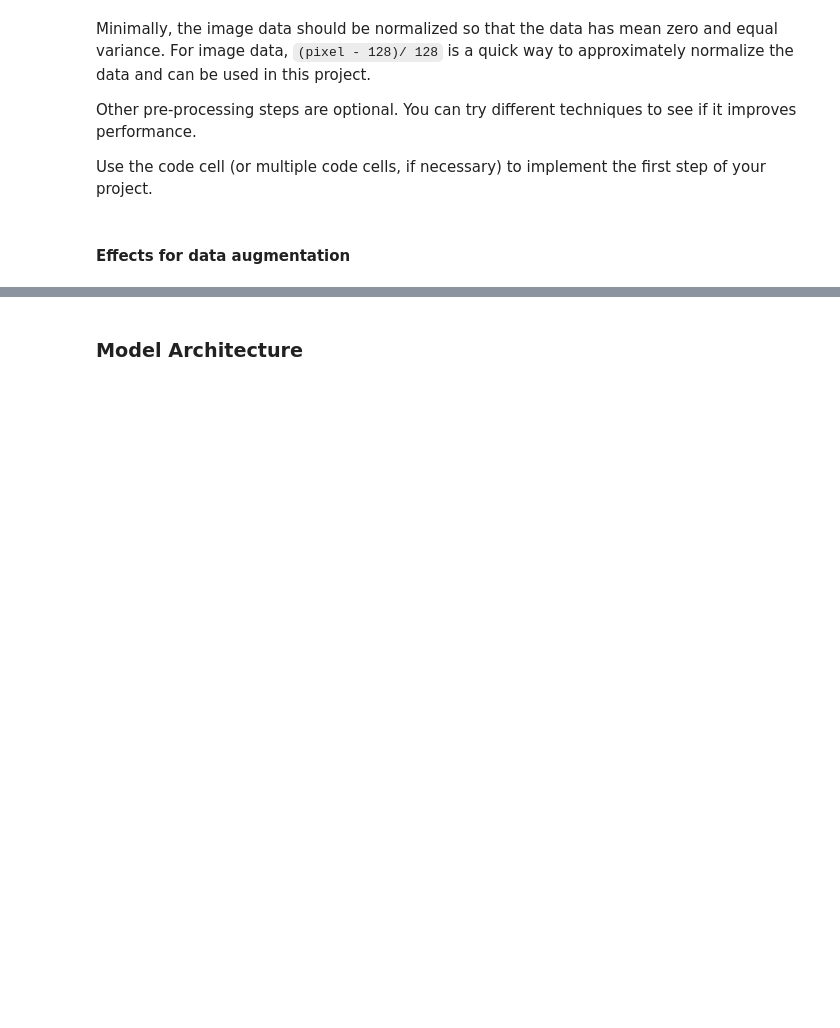
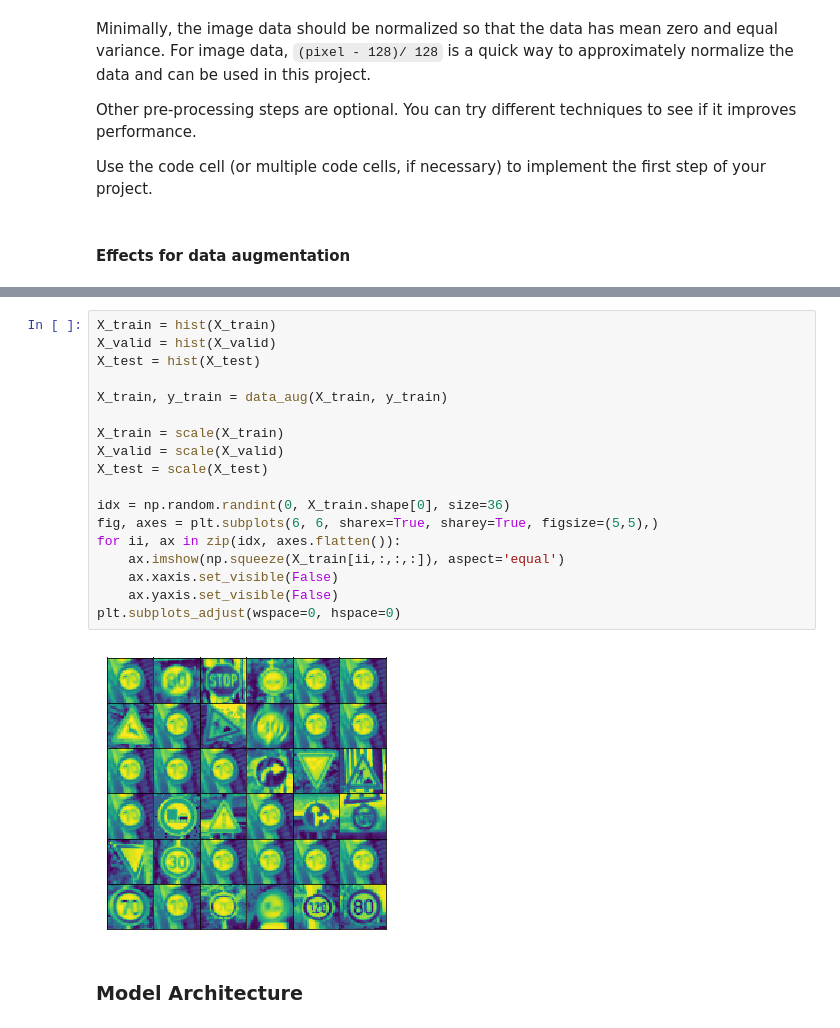
Before and after one commit to dcromp/artificial_intelligence, a Jupyter notebook: CarND-Traffic-Sign-Classifier-Project/Traffic_Sign_Classifier.ipynb, the cells around one changed output, grey strips where cells are left out. Cells and saved outputs as stored; diff of their text form; blank space fills up the shorter version.

```diff
--- a/CarND-Traffic-Sign-Classifier-Project/Traffic_Sign_Classifier.ipynb
+++ b/CarND-Traffic-Sign-Classifier-Project/Traffic_Sign_Classifier.ipynb
@@ -222,3 +221,23 @@ X_test = X_test = scale(X_test)
+# %%
+X_train = hist(X_train)
+X_valid = hist(X_valid)
+X_test = hist(X_test)
+
+X_train, y_train = data_aug(X_train, y_train)
+
+X_train = scale(X_train)
+X_valid = scale(X_valid)
+X_test = scale(X_test)
+
+idx = np.random.randint(0, X_train.shape[0], size=36)
+fig, axes = plt.subplots(6, 6, sharex=True, sharey=True, figsize=(5,5),)
+for ii, ax in zip(idx, axes.flatten()):
+    ax.imshow(np.squeeze(X_train[ii,:,:,:]), aspect='equal')
+    ax.xaxis.set_visible(False)
+    ax.yaxis.set_visible(False)
+plt.subplots_adjust(wspace=0, hspace=0)
+# %% [output]
+[figure, added]
 # %% [markdown]
 ### Model Architecture
 # %% [markdown]
```
Also changed, not shown: parts of 14 cells of this notebook, 15 other files.
